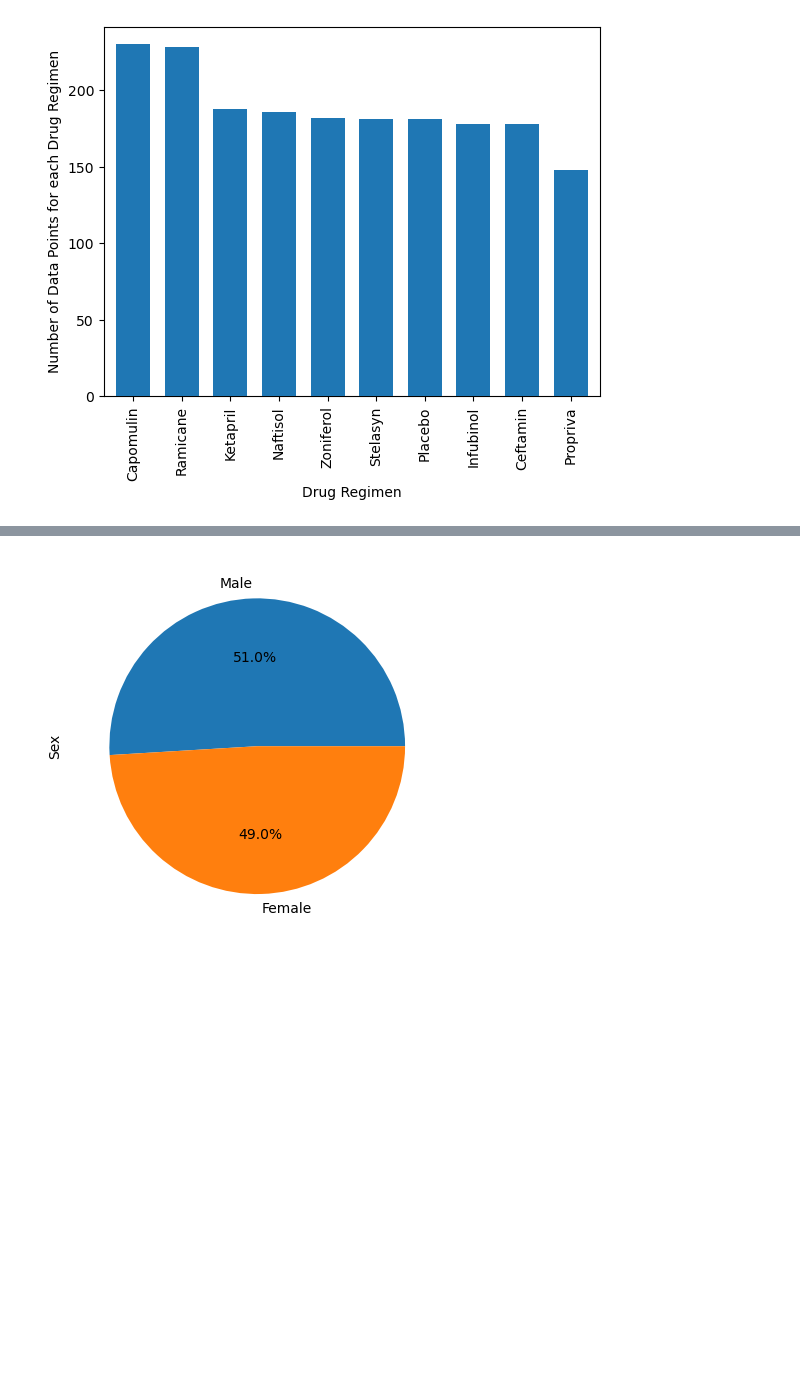
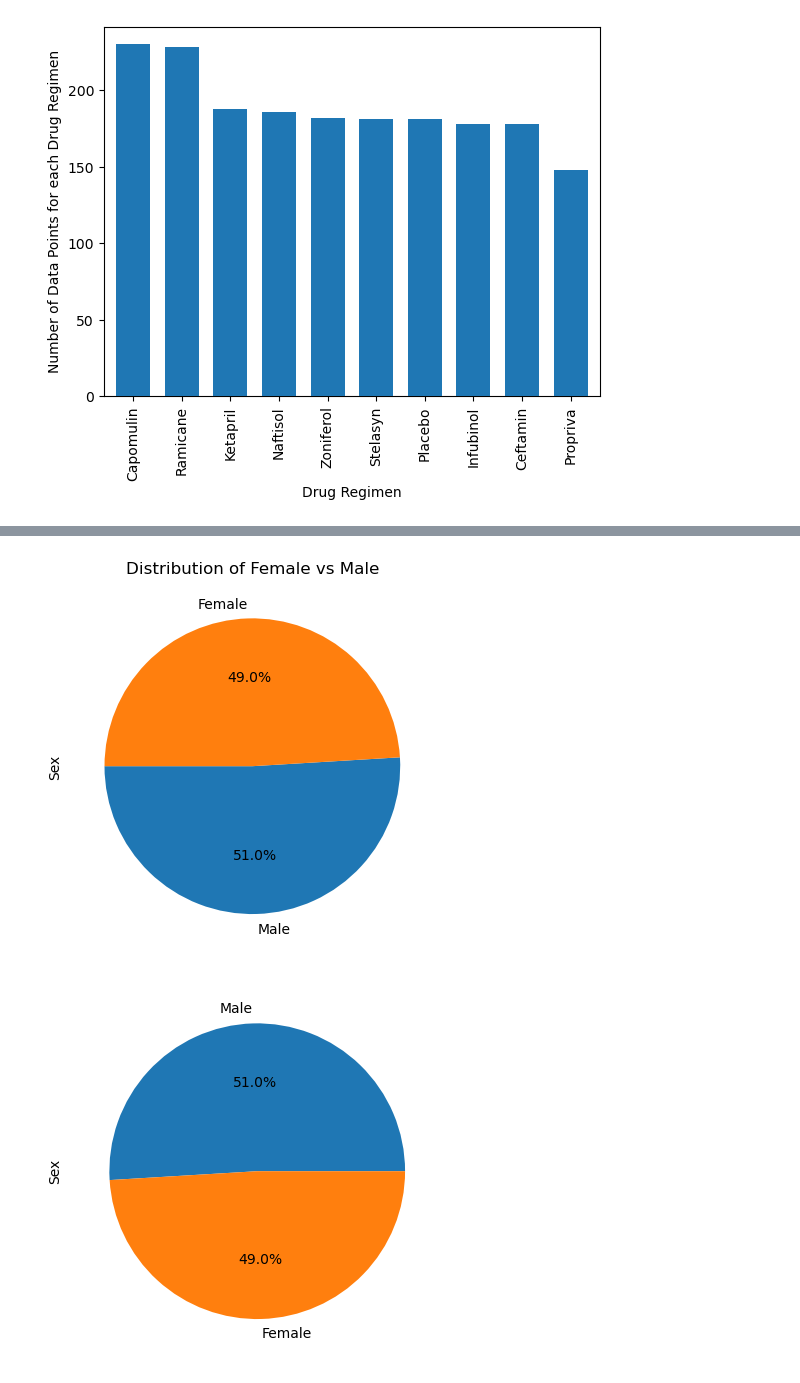
Before and after one commit to Kristen-Beer/pymaceuticals_challenge, a Jupyter notebook: pymaceuticals_starter.ipynb, the cells around one changed output, grey strips where cells are left out. Cells and saved outputs as stored; diff of their text form; code cells hidden in the pictures; blank space fills up the shorter version.

Commit message:
Pandas Pie Chart

```diff
--- a/pymaceuticals_starter.ipynb
+++ b/pymaceuticals_starter.ipynb
@@ -203,2 +200,8 @@ NameError: name 'np' is not defined
+# %%
+# Generate a pie plot showing the distribution of female versus male mice using Pandas
+sex = clean_df['Sex'].value_counts()
+pie_plot = sex.plot.pie(autopct="%1.1f%%", startangle=180, title='Distribution of Female vs Male')
+# %% [output]
+[figure, added]
 # %%
 # Generate a pie plot showing the distribution of female versus male mice using Pandas
```
Also changed, not shown: parts of 4 cells of this notebook.
